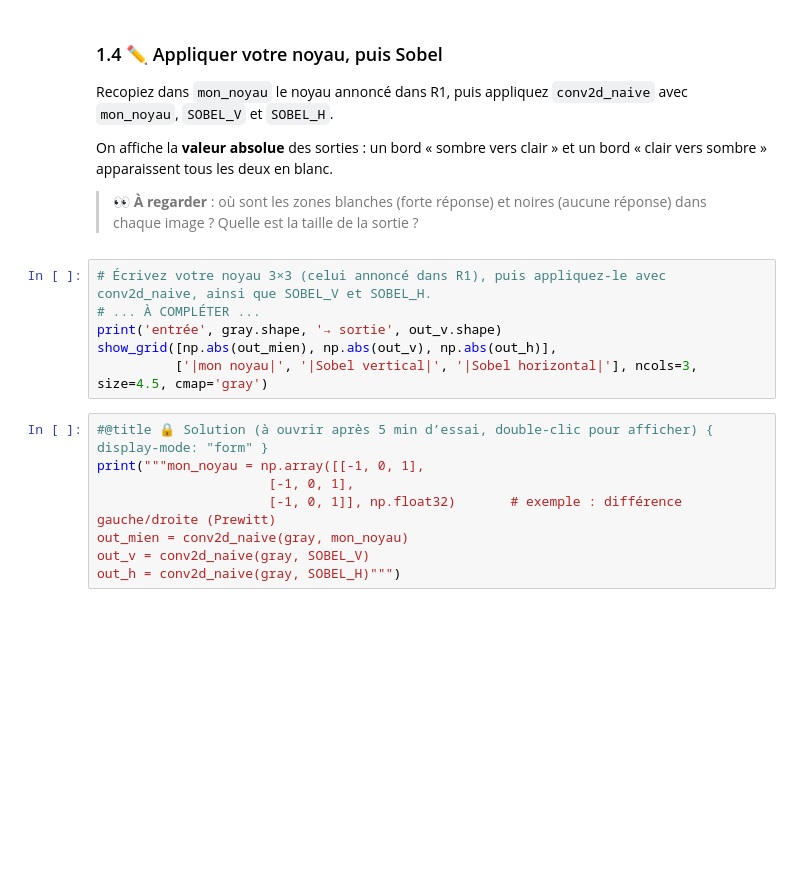
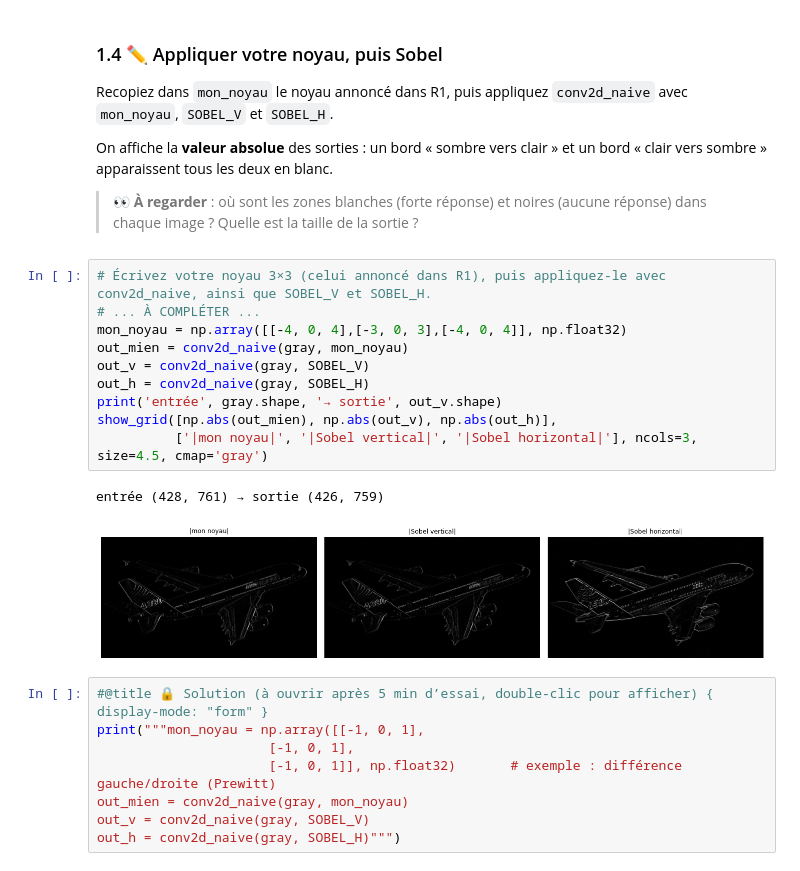
Before and after one commit to mthbdn/Deep_Learning, a Jupyter notebook: TP_CNN/TP_CNN_2026.ipynb, the cells around one changed output. Drawn from its saved outputs; the diff is of its cells as text; blank space fills up the shorter version.

```diff
--- a/TP_CNN/TP_CNN_2026.ipynb
+++ b/TP_CNN/TP_CNN_2026.ipynb
@@ -345,9 +345,16 @@ On affiche la **valeur absolue** des sorties : un bord « sombre vers clair » e
 # %%
 # Écrivez votre noyau 3×3 (celui annoncé dans R1), puis appliquez-le avec conv2d_naive, ainsi que SOBEL_V et SOBEL_H.
 # ... À COMPLÉTER ...
+mon_noyau = np.array([[-4, 0, 4],[-3, 0, 3],[-4, 0, 4]], np.float32)
+out_mien = conv2d_naive(gray, mon_noyau)
+out_v = conv2d_naive(gray, SOBEL_V)
+out_h = conv2d_naive(gray, SOBEL_H)
 print('entrée', gray.shape, '→ sortie', out_v.shape)
 show_grid([np.abs(out_mien), np.abs(out_v), np.abs(out_h)],
           ['|mon noyau|', '|Sobel vertical|', '|Sobel horizontal|'], ncols=3, size=4.5, cmap='gray')
+# %% [output]
+entrée (428, 761) → sortie (426, 759)
+[figure, added]
 # %%
 #@title 🔒 Solution (à ouvrir après 5 min d’essai, double-clic pour afficher) { display-mode: "form" }
 print("""mon_noyau = np.array([[-1, 0, 1],
```
Also changed, not shown: parts of 4 cells of this notebook.
